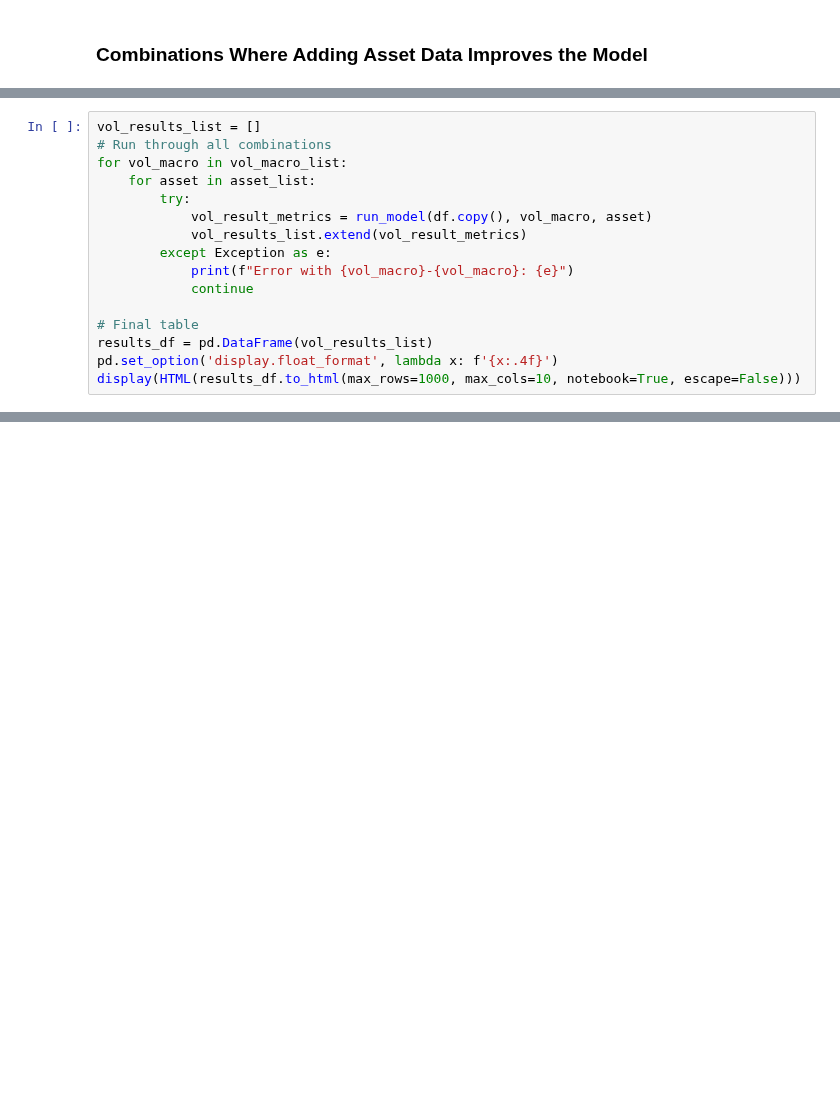
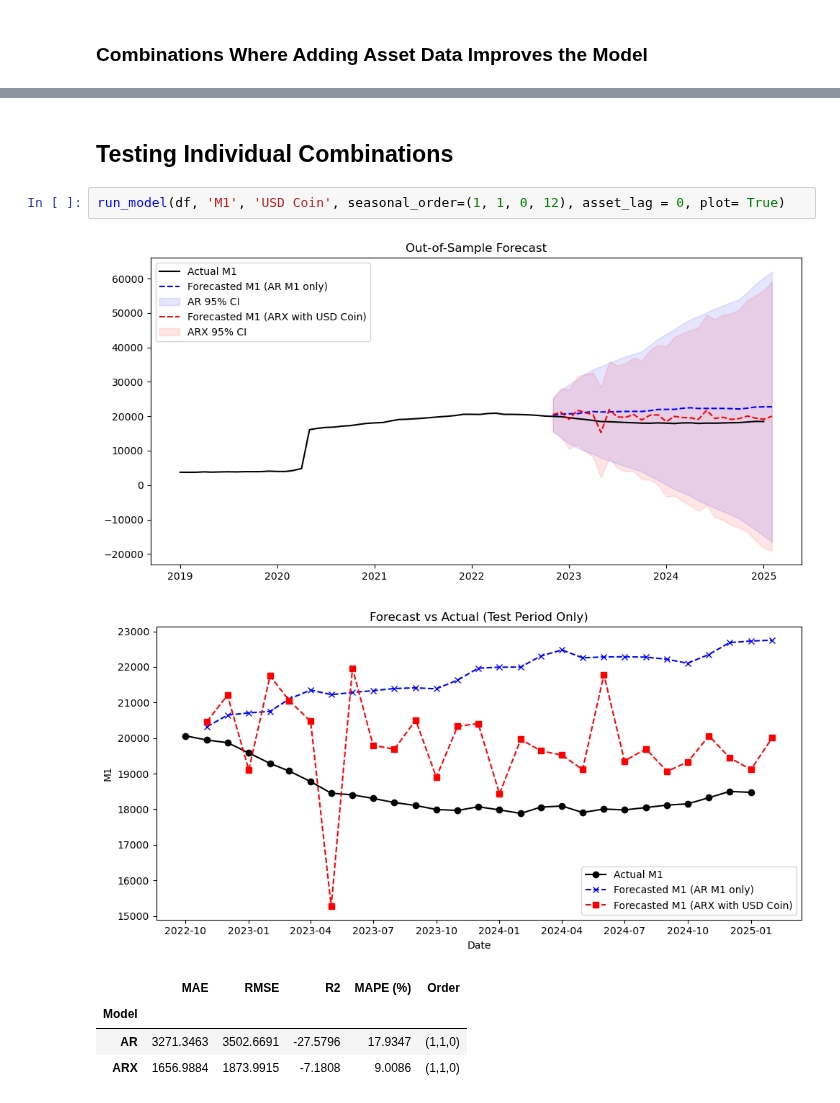
Before and after one commit to tianyishen701/CryptoMacroecon-Prediction-CSUREMM, a Jupyter notebook: AR.ipynb, the cells around one changed output, grey strips where cells are left out. Drawn from its saved outputs; the diff is of its cells as text; blank space fills up the shorter version.

```diff
--- a/AR.ipynb
+++ b/AR.ipynb
@@ -262,16 +283,0 @@ Combinations where ARX has lower MAE:
-# %%
-vol_results_list = []
-# Run through all combinations
-for vol_macro in vol_macro_list:
-    for asset in asset_list:
-        try:
-            vol_result_metrics = run_model(df.copy(), vol_macro, asset)
-            vol_results_list.extend(vol_result_metrics)
-        except Exception as e:
-            print(f"Error with {vol_macro}-{vol_macro}: {e}")
-            continue
-
-# Final table
-results_df = pd.DataFrame(vol_results_list)
-pd.set_option('display.float_format', lambda x: f'{x:.4f}')
-display(HTML(results_df.to_html(max_rows=1000, max_cols=10, notebook=True, escape=False)))
@@ -502,0 +284,11 @@ ARX model test set evaluation:
+# %% [markdown]
+## Testing Individual Combinations
+# %%
+run_model(df, 'M1', 'USD Coin', seasonal_order=(1, 1, 0, 12), asset_lag = 0, plot= True)
+# %% [output]
+[figure, added]
+[figure, added]
+|  | MAE | RMSE | R2 | MAPE (%) | Order |
+| Model |  |  |  |  |  |
+| AR | 3271.3463 | 3502.6691 | -27.5796 | 17.9347 | (1,1,0) |
+| ARX | 1656.9884 | 1873.9915 | -7.1808 | 9.0086 | (1,1,0) |
```
Also changed, not shown: parts of 17 cells of this notebook.
